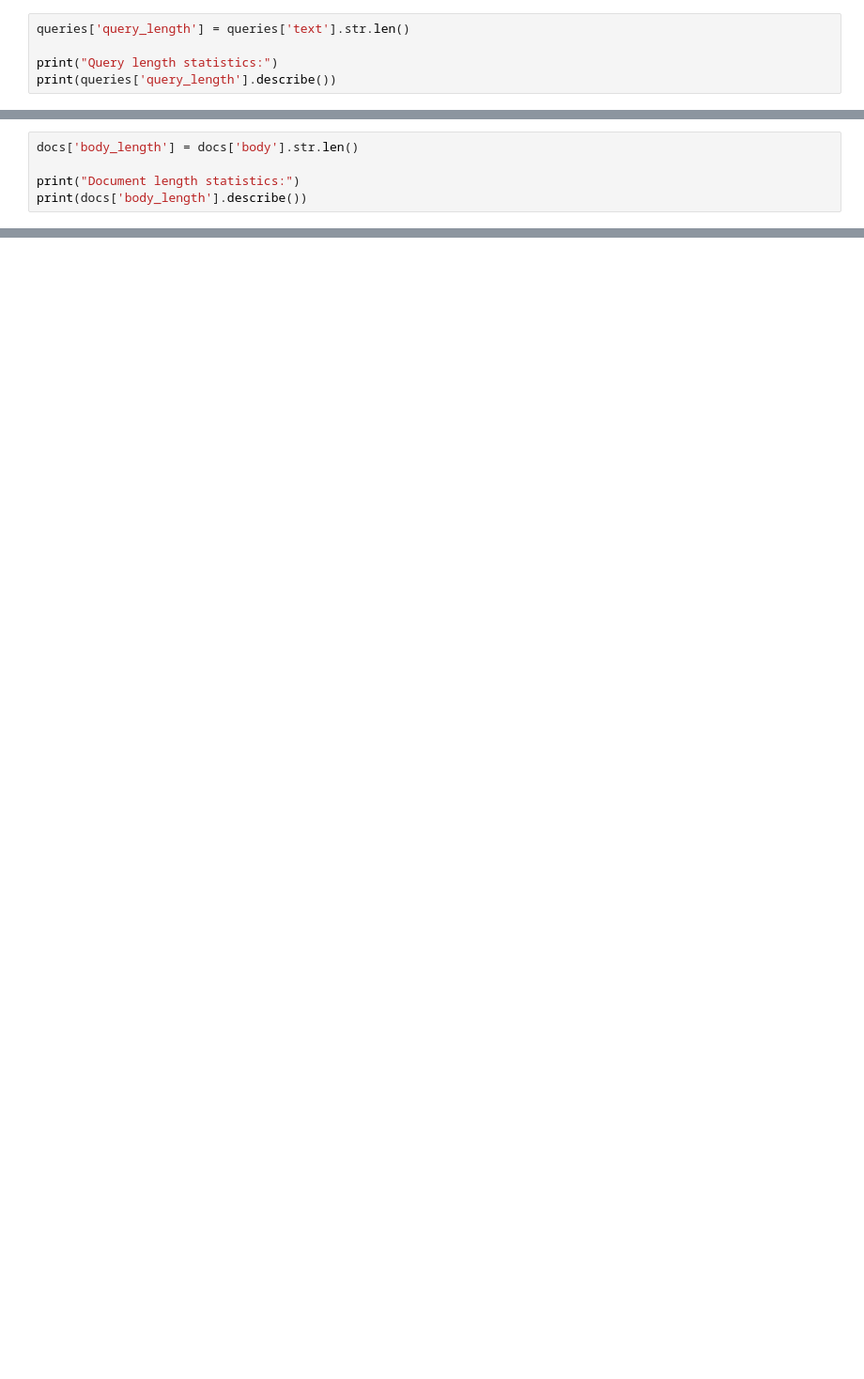
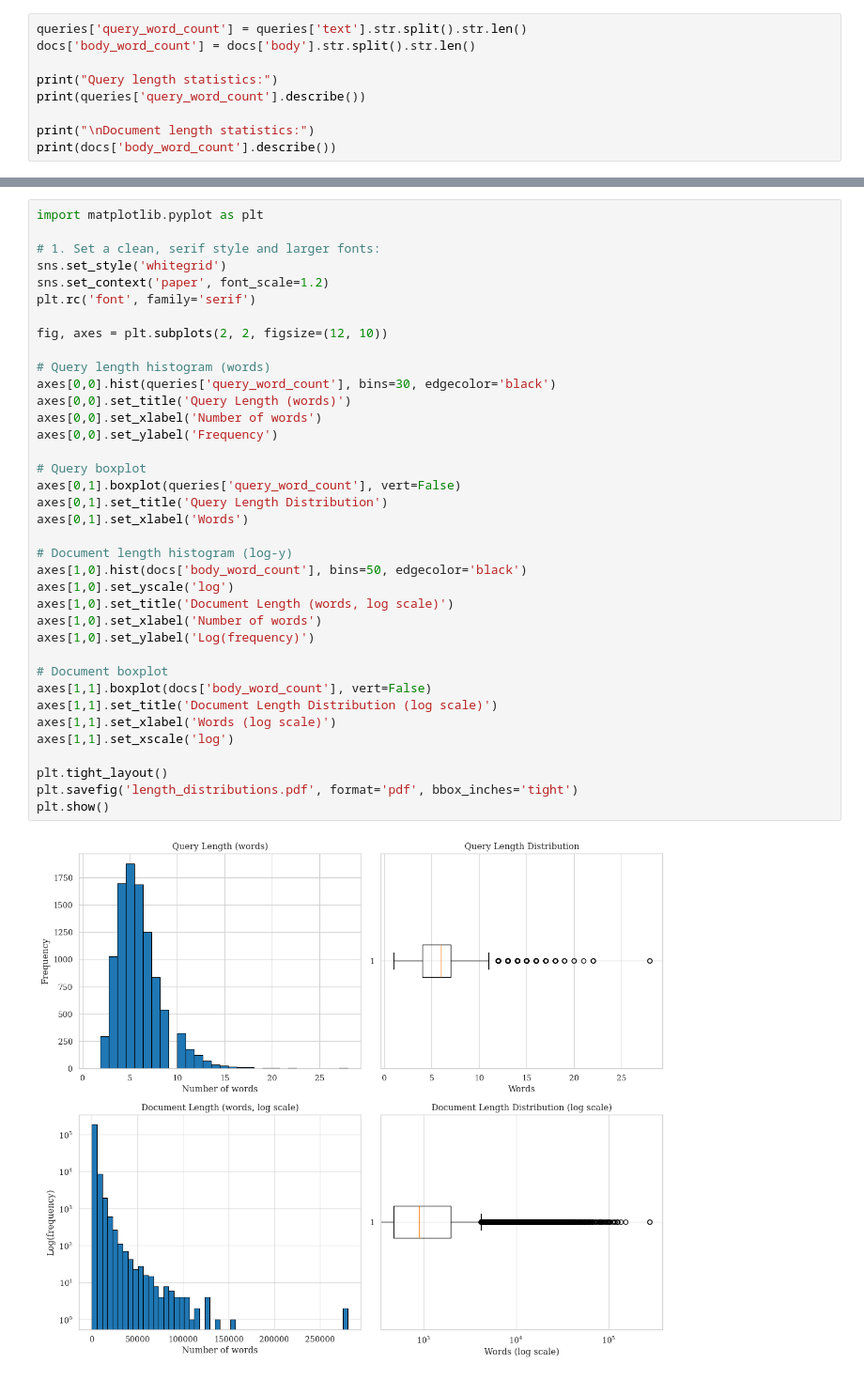
Before and after one commit to christianjensen2903/search-engines, a Jupyter notebook: data_analysis.ipynb, the cells around one changed output, grey strips where cells are left out. Shown: that part at 94% size. Cells and saved outputs as stored; diff of their text form; blank space fills up the shorter version.

Commit message:
✨ Improved data analysis
Do word count instead of length
Better plots

```diff
--- a/data_analysis.ipynb
+++ b/data_analysis.ipynb
@@ -16,7 +9,11 @@ queries.head()
 # %%
-queries['query_length'] = queries['text'].str.len()
+queries['query_word_count'] = queries['text'].str.split().str.len()
+docs['body_word_count'] = docs['body'].str.split().str.len()
 
 print("Query length statistics:")
-print(queries['query_length'].describe())
+print(queries['query_word_count'].describe())
+
+print("\nDocument length statistics:")
+print(docs['body_word_count'].describe())
 # %% [output]
 Query length statistics:
@@ -47,5 +35,0 @@ docs.head()
-# %%
-docs['body_length'] = docs['body'].str.len()
-
-print("Document length statistics:")
-print(docs['body_length'].describe())
@@ -70,0 +64,39 @@ plt.show()
+# %%
+import matplotlib.pyplot as plt
+
+# 1. Set a clean, serif style and larger fonts:
+sns.set_style('whitegrid')
+sns.set_context('paper', font_scale=1.2)
+plt.rc('font', family='serif')
+
+fig, axes = plt.subplots(2, 2, figsize=(12, 10))
+
+# Query length histogram (words)
+axes[0,0].hist(queries['query_word_count'], bins=30, edgecolor='black')
+axes[0,0].set_title('Query Length (words)')
+axes[0,0].set_xlabel('Number of words')
+axes[0,0].set_ylabel('Frequency')
+
+# Query boxplot
+axes[0,1].boxplot(queries['query_word_count'], vert=False)
+axes[0,1].set_title('Query Length Distribution')
+axes[0,1].set_xlabel('Words')
+
+# Document length histogram (log-y)
+axes[1,0].hist(docs['body_word_count'], bins=50, edgecolor='black')
+axes[1,0].set_yscale('log')
+axes[1,0].set_title('Document Length (words, log scale)')
+axes[1,0].set_xlabel('Number of words')
+axes[1,0].set_ylabel('Log(frequency)')
+
+# Document boxplot
+axes[1,1].boxplot(docs['body_word_count'], vert=False)
+axes[1,1].set_title('Document Length Distribution (log scale)')
+axes[1,1].set_xlabel('Words (log scale)')
+axes[1,1].set_xscale('log')
+
+plt.tight_layout()
+plt.savefig('length_distributions.pdf', format='pdf', bbox_inches='tight')
+plt.show()
+# %% [output]
+[figure, added]
```
Also changed, not shown: parts of 8 cells of this notebook.
